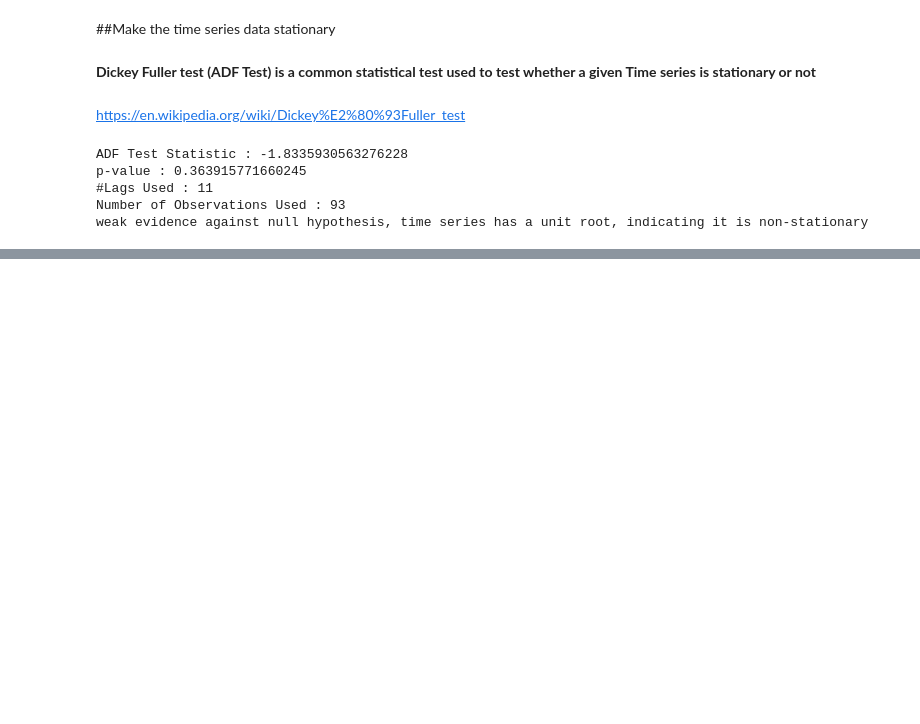
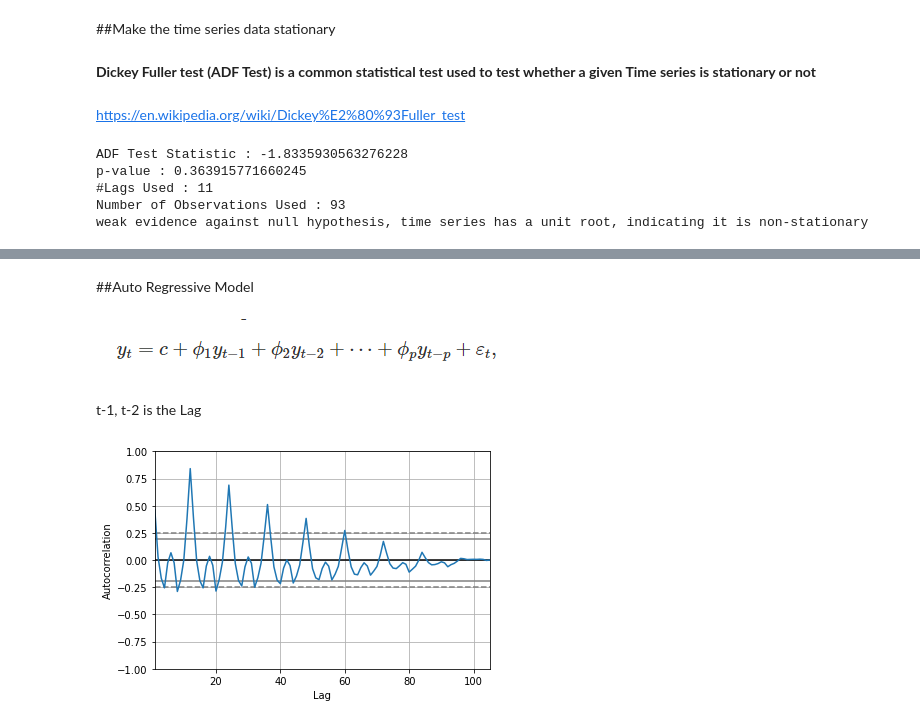
Before and after one commit to gauravpks/dl-repo, a Jupyter notebook: RNN/ARIMA_And_Seasonal_ARIMA.ipynb, the cells around one changed output, grey strips where cells are left out. Saved outputs shown, nothing was run; the diff lists cells and outputs as text; code cells hidden in the pictures; blank space fills up the shorter version.

```diff
--- a/RNN/ARIMA_And_Seasonal_ARIMA.ipynb
+++ b/RNN/ARIMA_And_Seasonal_ARIMA.ipynb
@@ -112,0 +150,12 @@ weak evidence against null hypothesis, time series has a unit root, indicating i
+# %% [markdown]
+##Auto Regressive Model
+# %% [markdown]
+![image.png](embedded-picture-1)
+# %% [markdown]
+t-1, t-2 is the Lag
+# %%
+from pandas.plotting import autocorrelation_plot
+autocorrelation_plot(df['Sales'])
+plt.show()
+# %% [output]
+[figure, added]
```
Also changed, not shown: parts of 22 cells of this notebook.
